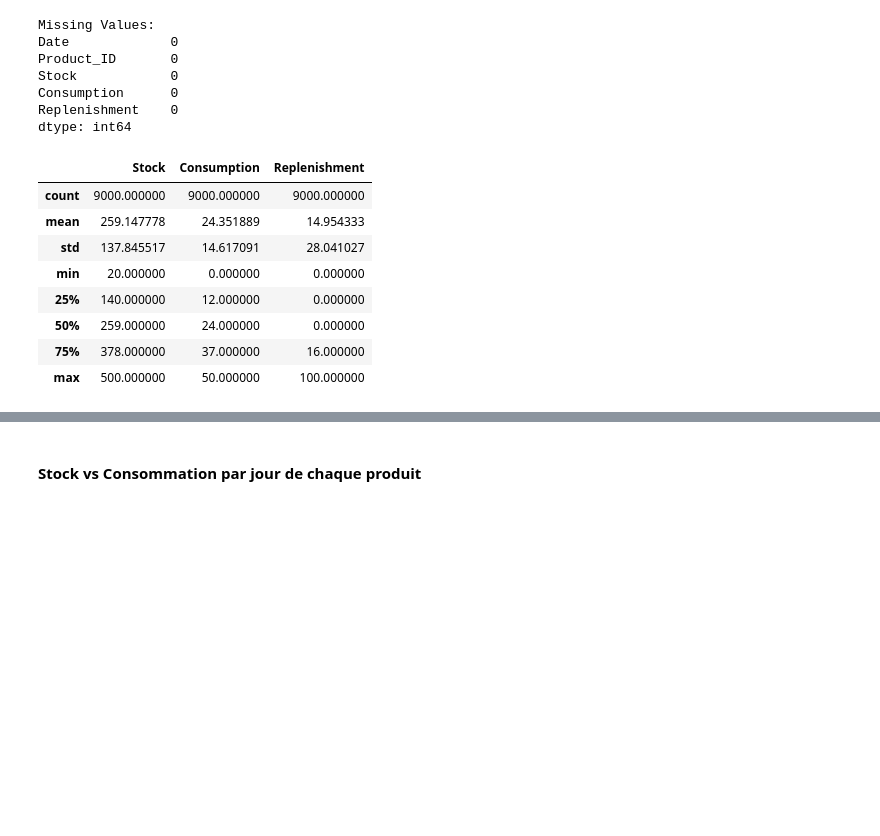
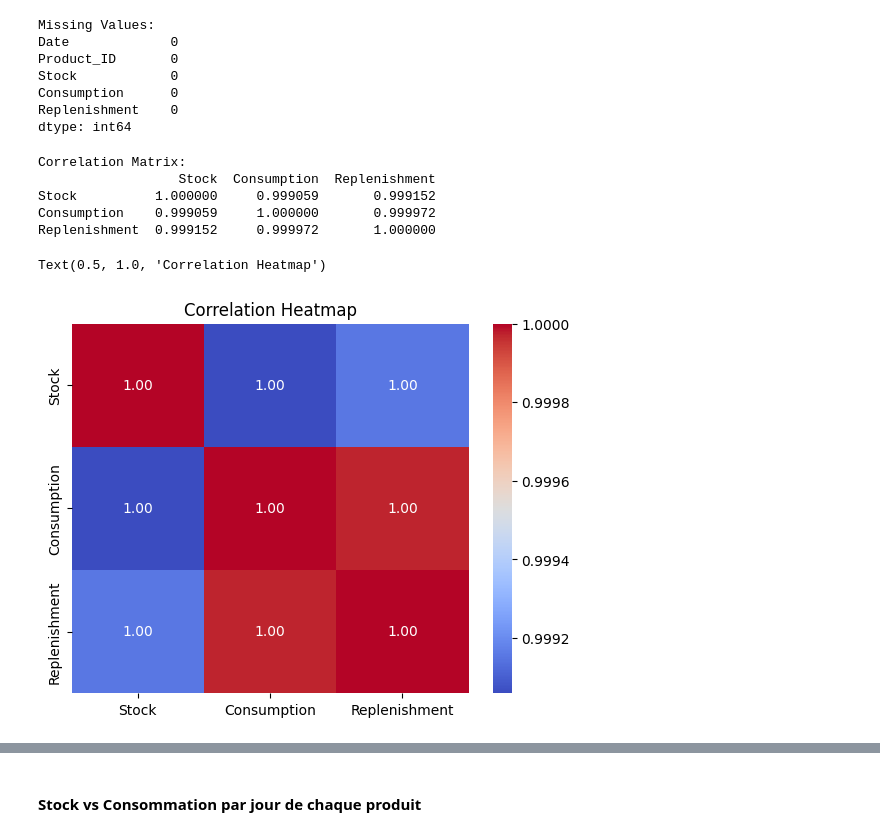
Before and after one commit to 3zden/Stock-out-prediction, a Jupyter notebook: Modeling Phase/EDA.ipynb, the cells around one changed output, grey strips where cells are left out. Cells and saved outputs as stored; diff of their text form; code cells hidden in the pictures; blank space fills up the shorter version.

```diff
--- a/Modeling Phase/EDA.ipynb
+++ b/Modeling Phase/EDA.ipynb
@@ -78,15 +77,18 @@ Consumption      0
 Replenishment    0
 dtype: int64
 # %%
-data[['Stock','Consumption','Replenishment']].describe()
+numdata = data[['Stock','Consumption','Replenishment']].describe()
+corr = numdata.corr()
+print("\nCorrelation Matrix:")
+print(corr)
+sns.heatmap(corr, annot=True, cmap='coolwarm', fmt='.2f')
+plt.title('Correlation Heatmap')
 # %% [output]
-|  | Stock | Consumption | Replenishment |
-| count | 9000.000000 | 9000.000000 | 9000.000000 |
-| mean | 259.147778 | 24.351889 | 14.954333 |
-| std | 137.845517 | 14.617091 | 28.041027 |
-| min | 20.000000 | 0.000000 | 0.000000 |
-| 25% | 140.000000 | 12.000000 | 0.000000 |
-| 50% | 259.000000 | 24.000000 | 0.000000 |
-| 75% | 378.000000 | 37.000000 | 16.000000 |
-| max | 500.000000 | 50.000000 | 100.000000 |
+Correlation Matrix:
+                  Stock  Consumption  Replenishment
+Stock          1.000000     0.999059       0.999152
+Consumption    0.999059     1.000000       0.999972
+Replenishment  0.999152     0.999972       1.000000
+Text(0.5, 1.0, 'Correlation Heatmap')
+[figure, added]
 # %%
```
Also changed, not shown: parts of 3 cells of this notebook.
